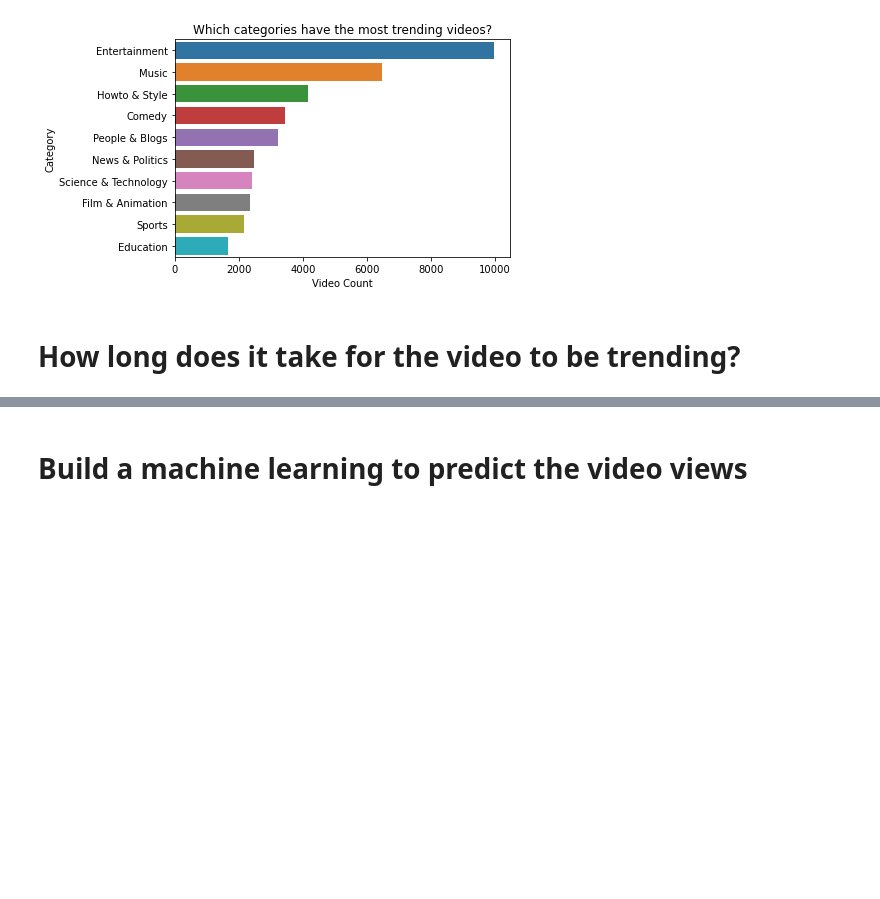
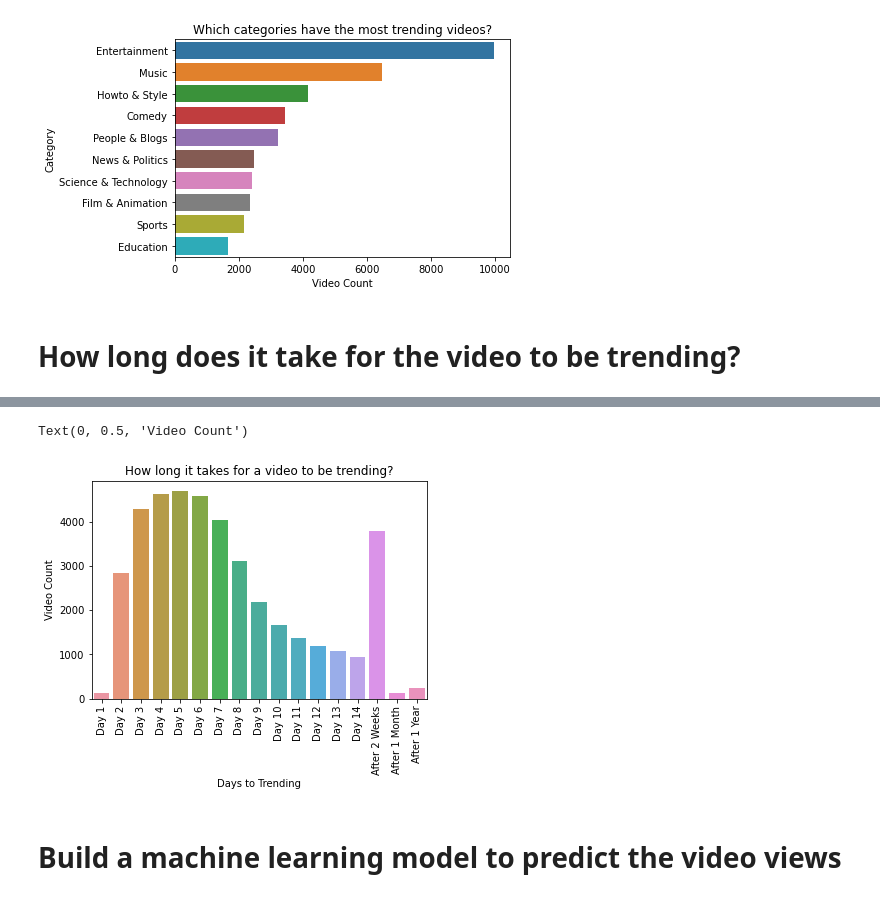
Before and after one commit to jdhuasirui/youtube-tending-video-analysis-ML-model, a Jupyter notebook: udacity_data_science_project_1_youtube.ipynb, the cells around one changed output, grey strips where cells are left out. Drawn from its saved outputs; the diff is of its cells as text; code cells hidden in the pictures; blank space fills up the shorter version.

```diff
--- a/udacity_data_science_project_1_youtube.ipynb
+++ b/udacity_data_science_project_1_youtube.ipynb
@@ -117,5 +123,18 @@ Text(0, 0.5, 'Video Count')
+# %%
+#Visualize the distribution using bar plot
+xlabels = ['Day 1','Day 2', 'Day 3', 'Day 4',
+       'Day 5', 'Day 6', 'Day 7', 'Day 8', 'Day 9','Day 10',
+       'Day 11', 'Day 12', 'Day 13', 'Day 14','After 2 Weeks','After 1 Month','After 1 Year']
+ax = sns.barplot(days.groupby('day_bucket').sum()['count'].index,days.groupby('day_bucket').sum()['count'].values, order = xlabels)
+ax.set_xticklabels(xlabels, rotation = 90)
+ax.set_title("How long it takes for a video to be trending?")
+ax.set_xlabel("Days to Trending")
+ax.set_ylabel("Video Count")
+# %% [output]
+Text(0, 0.5, 'Video Count')
+[figure, added]
 # %% [markdown]
-# Build a machine learning to predict the video views
+# Build a machine learning model to predict the video views
 # %%
 # create a new feature: like_rate
 df["like_rate"] = df["likes"]/(df["likes"] + df["dislikes"])
```
Also changed, not shown: parts of 6 cells of this notebook, 1 other file.
